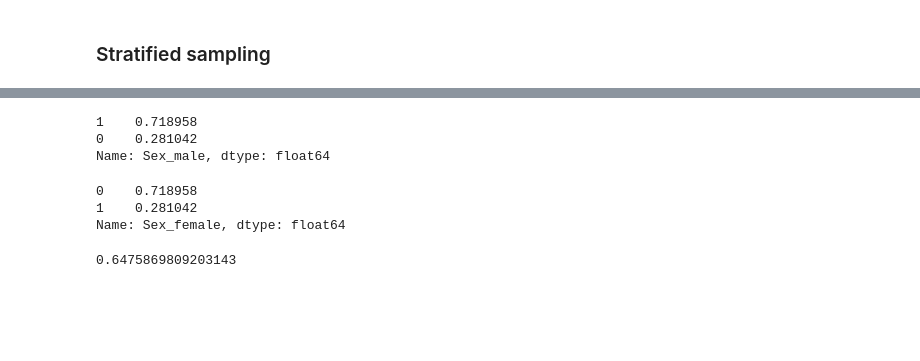
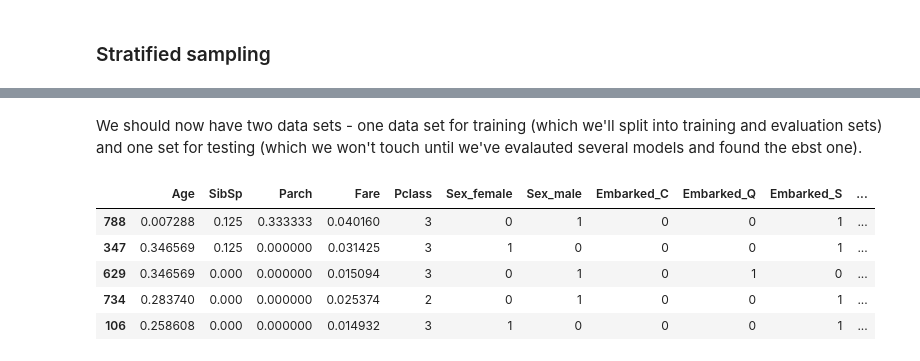
Before and after one commit to JonR45/Titanic, a Jupyter notebook: titanic_project.ipynb, the cells around one changed output, grey strips where cells are left out. Drawn from its saved outputs; the diff is of its cells as text; code cells hidden in the pictures; blank space fills up the shorter version.

```diff
--- a/titanic_project.ipynb
+++ b/titanic_project.ipynb
@@ -592,22 +619,19 @@ df['Sex_male'].value_counts().
-# %%
-df['Sex_male'].value_counts()/len(df)
-# %% [output]
-1    0.718958
-0    0.281042
-Name: Sex_male, dtype: float64
-# %%
-df['Sex_female'].value_counts()/len(df)
-# %% [output]
-0    0.718958
-1    0.281042
-Name: Sex_female, dtype: float64
-# %%
-577/891
-# %% [output]
-0.6475869809203143
 # %%
 # use StratifiedShuffleSplit() to split by sex
+# so i think the n_splits parameter is essentially how many training and evaluation splits are created. e.g., n_splits=5
+# means there will be 5 training sets and 5 evaluation sets
 split = StratifiedShuffleSplit(n_splits=1, test_size=0.2, random_state=42)
 for train_index, test_index in split.split(df, df["Sex_male"]):
-    strat_train_set = training_data.loc[train_index]
-    strat_test_set = training_data.loc[test_index]
+    stratified_training = df.loc[train_index]
+    stratified_testing = df.loc[test_index]
+# %% [markdown]
+We should now have two data sets - one data set for training (which we'll split into training and evaluation sets) and one set for testing (which we won't touch until we've evalauted several models and found the ebst one).
+# %%
+stratified_training.head()
+# %% [output]
+|  | Age | SibSp | Parch | Fare | Pclass | Sex_female | Sex_male | Embarked_C | Embarked_Q | Embarked_S | ... |
+| 788 | 0.007288 | 0.125 | 0.333333 | 0.040160 | 3 | 0 | 1 | 0 | 0 | 1 | ... |
+| 347 | 0.346569 | 0.125 | 0.000000 | 0.031425 | 3 | 1 | 0 | 0 | 0 | 1 | ... |
+| 629 | 0.346569 | 0.000 | 0.000000 | 0.015094 | 3 | 0 | 1 | 0 | 1 | 0 | ... |
+| 734 | 0.283740 | 0.000 | 0.000000 | 0.025374 | 2 | 0 | 1 | 0 | 0 | 1 | ... |
+| 106 | 0.258608 | 0.000 | 0.000000 | 0.014932 | 3 | 1 | 0 | 0 | 0 | 1 | ... |
```
Also changed, not shown: parts of 27 cells of this notebook.
